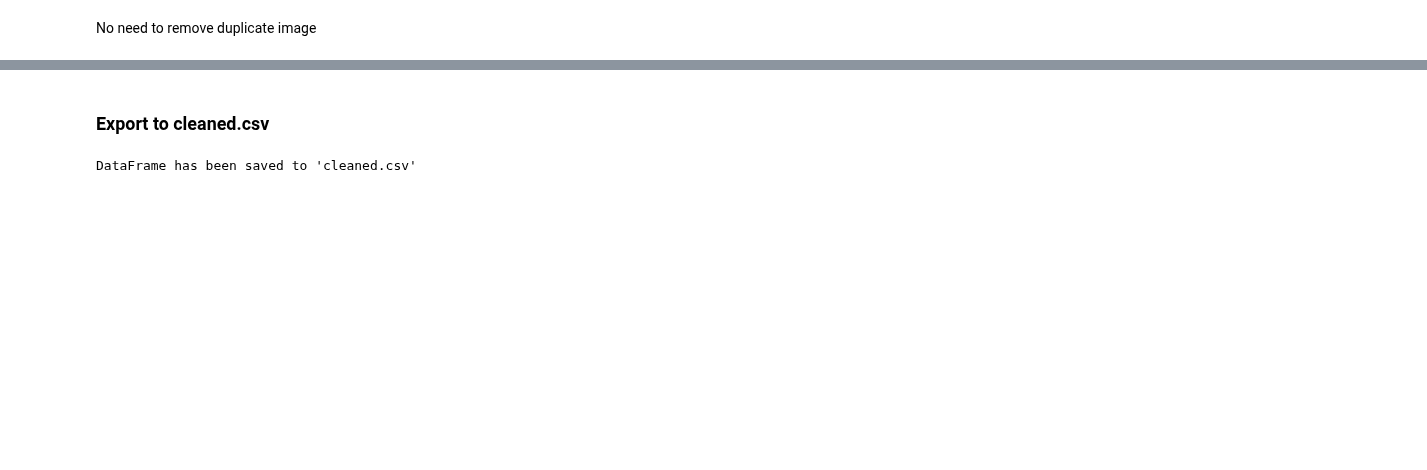
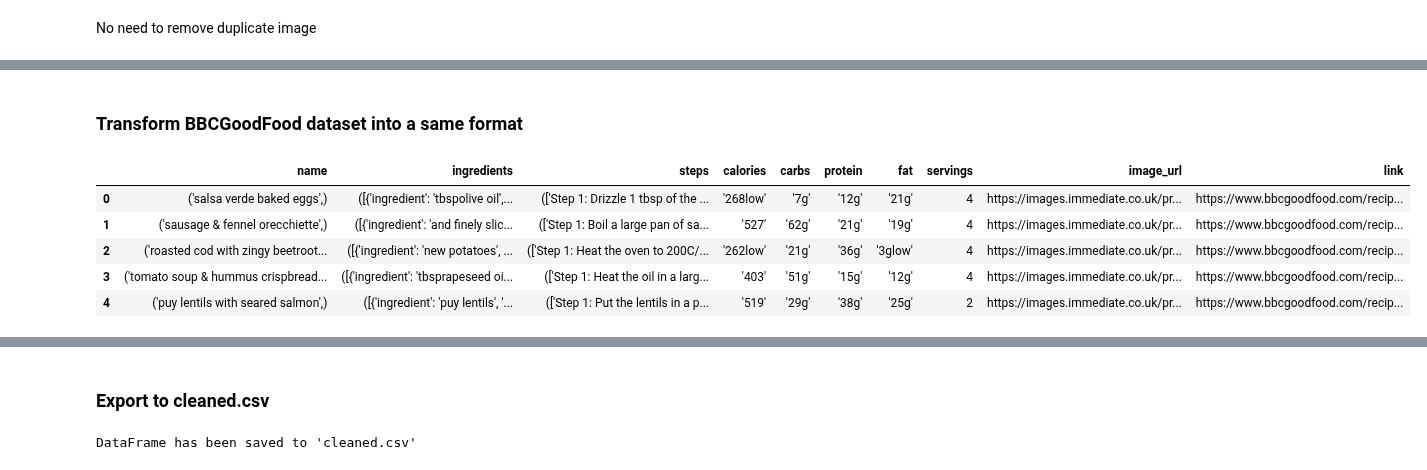
Before and after one commit to DaC00KIE/BDA-Ian-ngecarry, a Jupyter notebook: Preprocess.ipynb, the cells around one changed output, grey strips where cells are left out. Cells and saved outputs as stored; diff of their text form; code cells hidden in the pictures; blank space fills up the shorter version.

```diff
--- a/Preprocess.ipynb
+++ b/Preprocess.ipynb
@@ -166,0 +201,11 @@ No need to remove duplicate image
+# %% [markdown]
+### Transform BBCGoodFood dataset into a same format
+# %%
+BBC_df.head()
+# %% [output]
+|  | name | ingredients | steps | calories | carbs | protein | fat | servings | image_url | link |
+| 0 | ('salsa verde baked eggs',) | ([{'ingredient': 'tbspolive oil',... | (['Step 1: Drizzle 1 tbsp of the ... | '268low' | '7g' | '12g' | '21g' | 4 | https://images.immediate.co.uk/pr... | https://www.bbcgoodfood.com/recip... |
+| 1 | ('sausage & fennel orecchiette',) | ([{'ingredient': 'and finely slic... | (['Step 1: Boil a large pan of sa... | '527' | '62g' | '21g' | '19g' | 4 | https://images.immediate.co.uk/pr... | https://www.bbcgoodfood.com/recip... |
+| 2 | ('roasted cod with zingy beetroot... | ([{'ingredient': 'new potatoes', ... | (['Step 1: Heat the oven to 200C/... | '262low' | '21g' | '36g' | '3glow' | 4 | https://images.immediate.co.uk/pr... | https://www.bbcgoodfood.com/recip... |
+| 3 | ('tomato soup & hummus crispbread... | ([{'ingredient': 'tbsprapeseed oi... | (['Step 1: Heat the oil in a larg... | '403' | '51g' | '15g' | '12g' | 4 | https://images.immediate.co.uk/pr... | https://www.bbcgoodfood.com/recip... |
+| 4 | ('puy lentils with seared salmon',) | ([{'ingredient': 'puy lentils', '... | (['Step 1: Put the lentils in a p... | '519' | '29g' | '38g' | '25g' | 2 | https://images.immediate.co.uk/pr... | https://www.bbcgoodfood.com/recip... |
```
Also changed, not shown: parts of 15 cells of this notebook.
